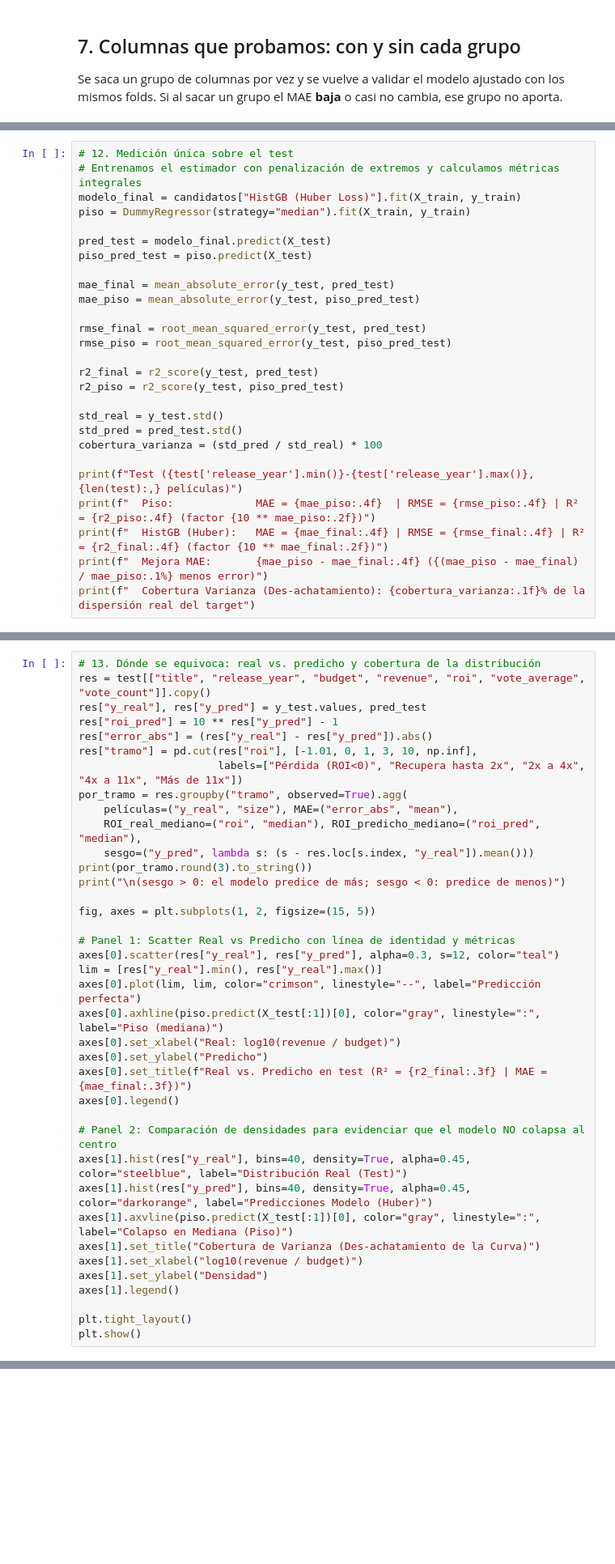
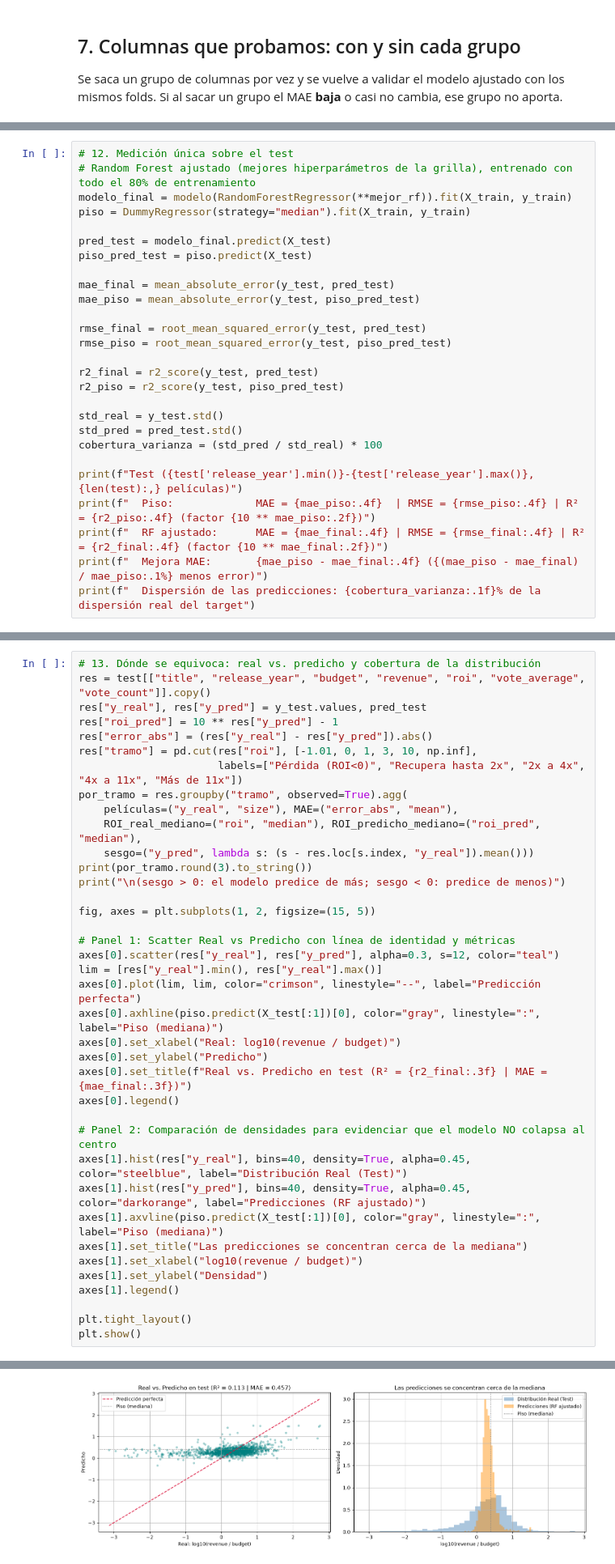
Before and after one commit to AlejoCarobolante/CienciaDatos-Integrador-Peliculon, a Jupyter notebook: presentacion3.ipynb, the cells around one changed output, grey strips where cells are left out. Shown at 81% size. Saved outputs shown, nothing was run; the diff lists cells and outputs as text; blank space fills up the shorter version.

```diff
--- a/presentacion3.ipynb
+++ b/presentacion3.ipynb
@@ -439,7 +560,7 @@ Se entrena con todo el 80% de entrenamiento y se mide **una sola vez** sobre el
 # %%
 # 12. Medición única sobre el test
-# Entrenamos el estimador con penalización de extremos y calculamos métricas integrales
-modelo_final = candidatos["HistGB (Huber Loss)"].fit(X_train, y_train)
+# Random Forest ajustado (mejores hiperparámetros de la grilla), entrenado con todo el 80% de entrenamiento
+modelo_final = modelo(RandomForestRegressor(**mejor_rf)).fit(X_train, y_train)
 piso = DummyRegressor(strategy="median").fit(X_train, y_train)
 
 pred_test = modelo_final.predict(X_test)
@@ -460,6 +581,6 @@ cobertura_varianza = (std_pred / std_real) * 100
 
 print(f"Test ({test['release_year'].min()}-{test['release_year'].max()}, {len(test):,} películas)")
 print(f"  Piso:             MAE = {mae_piso:.4f}  | RMSE = {rmse_piso:.4f} | R² = {r2_piso:.4f} (factor {10 ** mae_piso:.2f})")
-print(f"  HistGB (Huber):   MAE = {mae_final:.4f} | RMSE = {rmse_final:.4f} | R² = {r2_final:.4f} (factor {10 ** mae_final:.2f})")
+print(f"  RF ajustado:      MAE = {mae_final:.4f} | RMSE = {rmse_final:.4f} | R² = {r2_final:.4f} (factor {10 ** mae_final:.2f})")
 print(f"  Mejora MAE:       {mae_piso - mae_final:.4f} ({(mae_piso - mae_final) / mae_piso:.1%} menos error)")
-print(f"  Cobertura Varianza (Des-achatamiento): {cobertura_varianza:.1f}% de la dispersión real del target")
+print(f"  Dispersión de las predicciones: {cobertura_varianza:.1f}% de la dispersión real del target")
@@ -492,12 +619,13 @@ axes[0].legend()
 
 # Panel 2: Comparación de densidades para evidenciar que el modelo NO colapsa al centro
 axes[1].hist(res["y_real"], bins=40, density=True, alpha=0.45, color="steelblue", label="Distribución Real (Test)")
-axes[1].hist(res["y_pred"], bins=40, density=True, alpha=0.45, color="darkorange", label="Predicciones Modelo (Huber)")
-axes[1].axvline(piso.predict(X_test[:1])[0], color="gray", linestyle=":", label="Colapso en Mediana (Piso)")
-axes[1].set_title("Cobertura de Varianza (Des-achatamiento de la Curva)")
+axes[1].hist(res["y_pred"], bins=40, density=True, alpha=0.45, color="darkorange", label="Predicciones (RF ajustado)")
+axes[1].axvline(piso.predict(X_test[:1])[0], color="gray", linestyle=":", label="Piso (mediana)")
+axes[1].set_title("Las predicciones se concentran cerca de la mediana")
 axes[1].set_xlabel("log10(revenue / budget)")
 axes[1].set_ylabel("Densidad")
 axes[1].legend()
 
 plt.tight_layout()
 plt.show()
+# %% [output]
@@ -504,3 +641,4 @@ plt.show()
+[figure, added]
 # %%
 # 14. Casos concretos: los errores más grandes del test
 cols = ["title", "release_year", "budget", "revenue", "roi", "roi_pred"]
```
Also changed, not shown: parts of 23 cells of this notebook.
